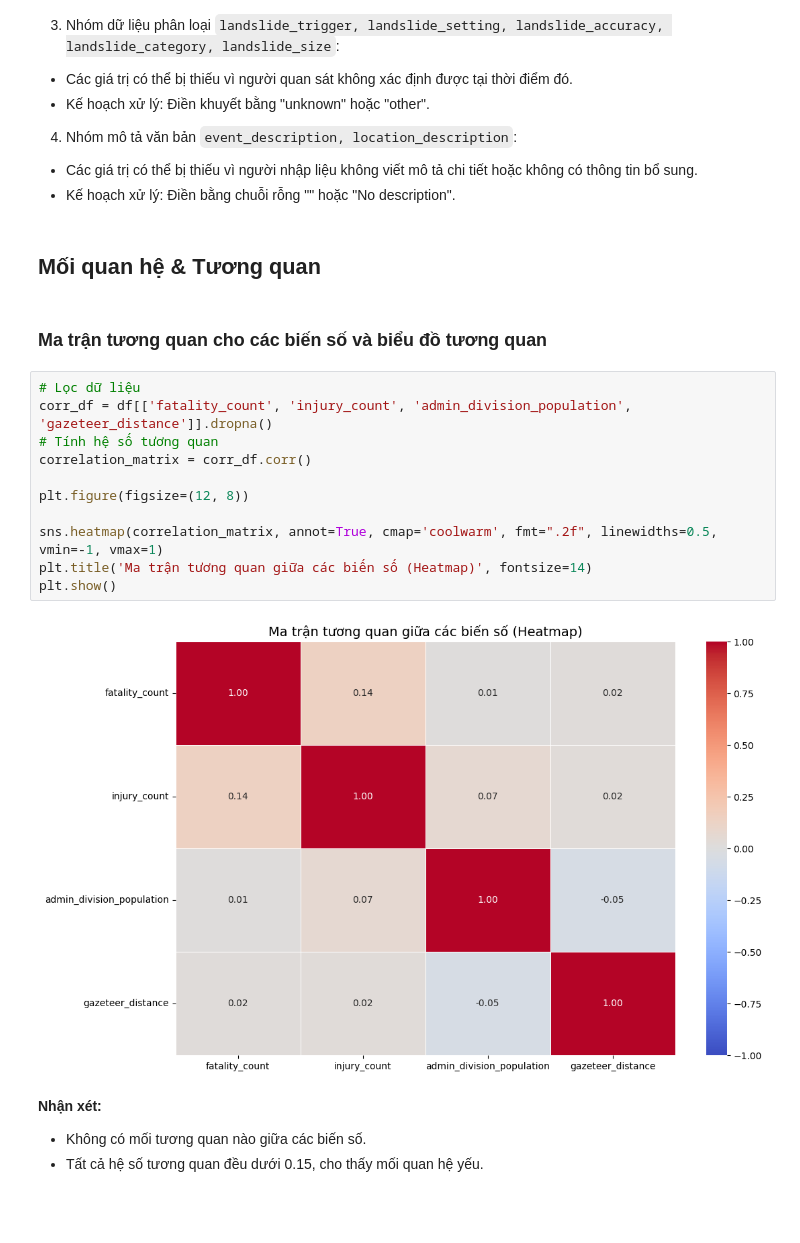
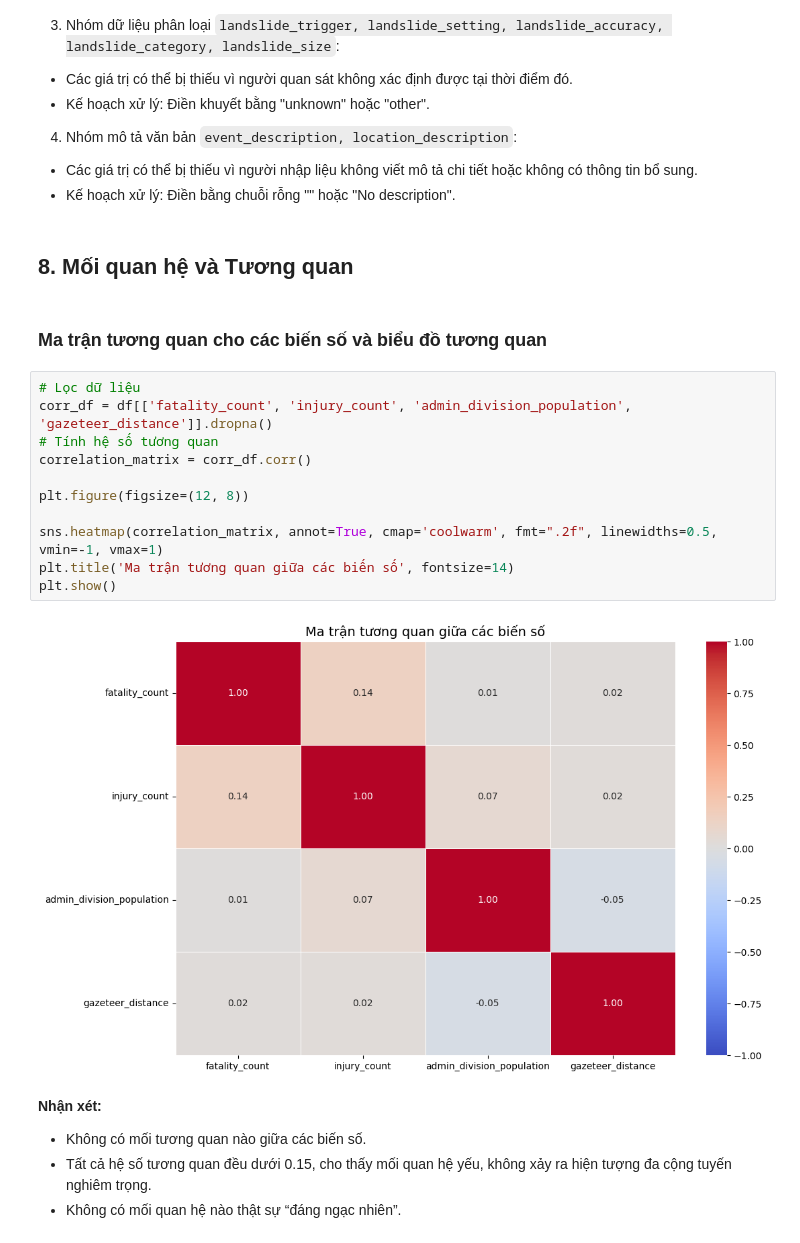
Before and after one commit to tientien01/Global-Landslide-Catalog-NASA-Analysis, a Jupyter notebook: notebook/02_data_exploration.ipynb, the cells around one changed output. Saved outputs shown, nothing was run; the diff lists cells and outputs as text; blank space fills up the shorter version.

```diff
--- a/notebook/02_data_exploration.ipynb
+++ b/notebook/02_data_exploration.ipynb
@@ -900,23 +909,24 @@ Biểu đồ trực quan hóa các mẫu dữ liệu bị thiếu
 - Các giá trị có thể bị thiếu vì người nhập liệu không viết mô tả chi tiết hoặc không có thông tin bổ sung.
 - Kế hoạch xử lý: Điền bằng chuỗi rỗng "" hoặc "No description".
 # %% [markdown]
-## Mối quan hệ & Tương quan
+## 8. Mối quan hệ và Tương quan
 # %% [markdown]
 ### Ma trận tương quan cho các biến số và biểu đồ tương quan
 # %%
 # Lọc dữ liệu
 corr_df = df[['fatality_count', 'injury_count', 'admin_division_population', 'gazeteer_distance']].dropna()
 # Tính hệ số tương quan
 correlation_matrix = corr_df.corr()
 
 plt.figure(figsize=(12, 8))
 
 sns.heatmap(correlation_matrix, annot=True, cmap='coolwarm', fmt=".2f", linewidths=0.5, vmin=-1, vmax=1)
-plt.title('Ma trận tương quan giữa các biến số (Heatmap)', fontsize=14)
+plt.title('Ma trận tương quan giữa các biến số', fontsize=14)
 plt.show()
 # %% [output]
-[figure, old version]
+[figure, new version]
 # %% [markdown]
 **Nhận xét:**
 - Không có mối tương quan nào giữa các biến số.
-- Tất cả hệ số tương quan đều dưới 0.15, cho thấy mối quan hệ yếu.
+- Tất cả hệ số tương quan đều dưới 0.15, cho thấy mối quan hệ yếu, không xảy ra hiện tượng đa cộng tuyến nghiêm trọng.
+- Không có mối quan hệ nào thật sự “đáng ngạc nhiên”.
```
Also changed, not shown: parts of 26 cells of this notebook, 1 other file.
